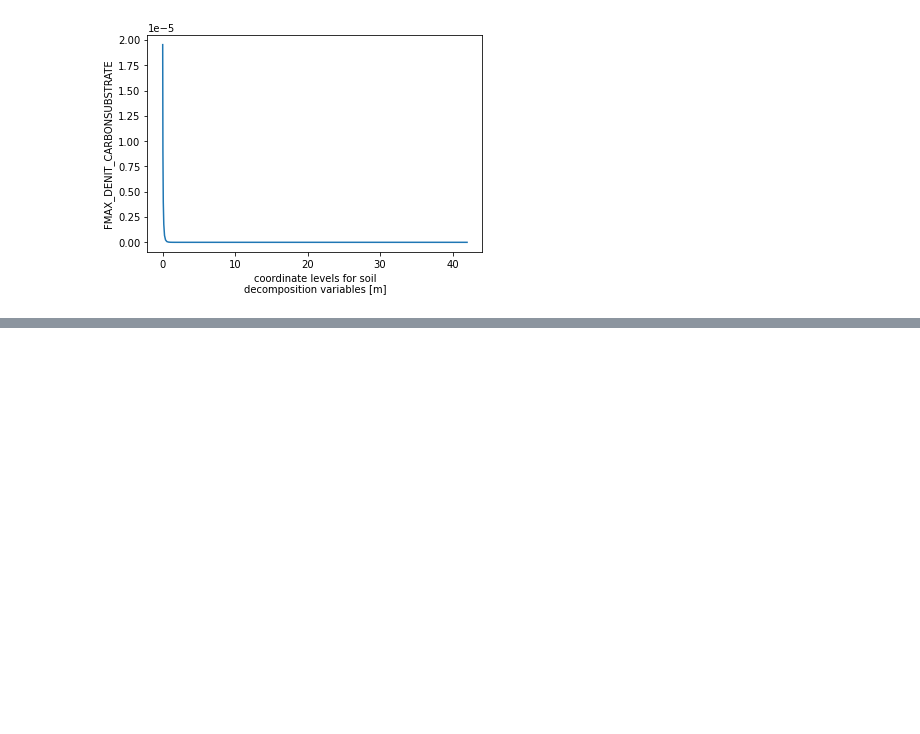
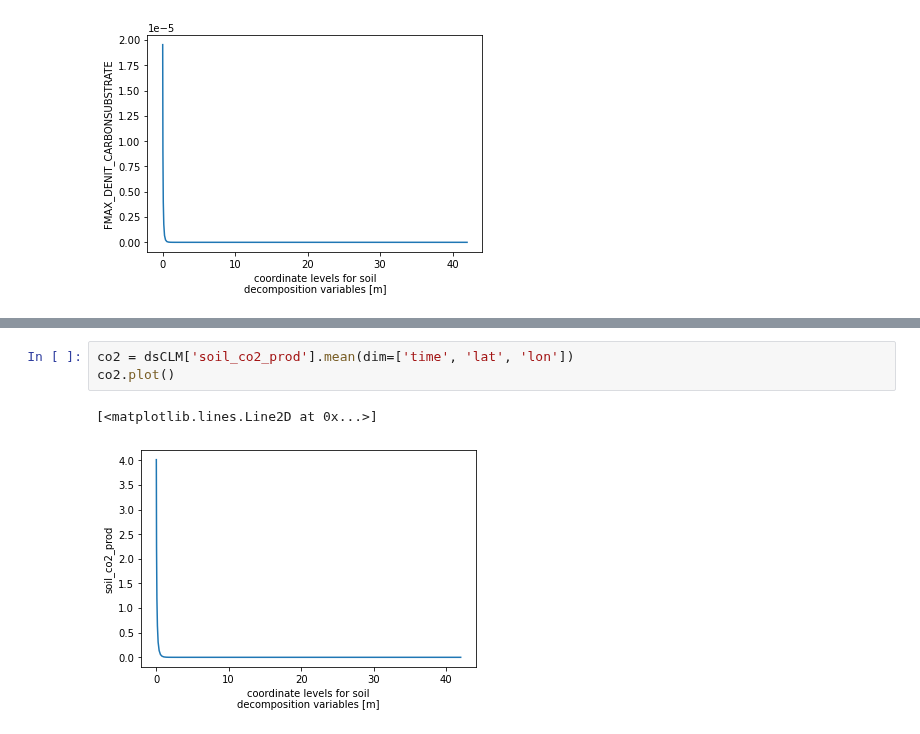
Before and after one commit to jinmuluo/pymaps, a Jupyter notebook: column_plot.ipynb, the cells around one changed output, grey strips where cells are left out. Cells and saved outputs as stored; diff of their text form; blank space fills up the shorter version.

```diff
--- a/column_plot.ipynb
+++ b/column_plot.ipynb
@@ -56,0 +67,6 @@ co2.plot()
+# %%
+co2 = dsCLM['soil_co2_prod'].mean(dim=['time', 'lat', 'lon'])
+co2.plot()
+# %% [output]
+[<matplotlib.lines.Line2D at 0x...>]
+[figure, added]
```
Also changed, not shown: parts of 2 cells of this notebook.
